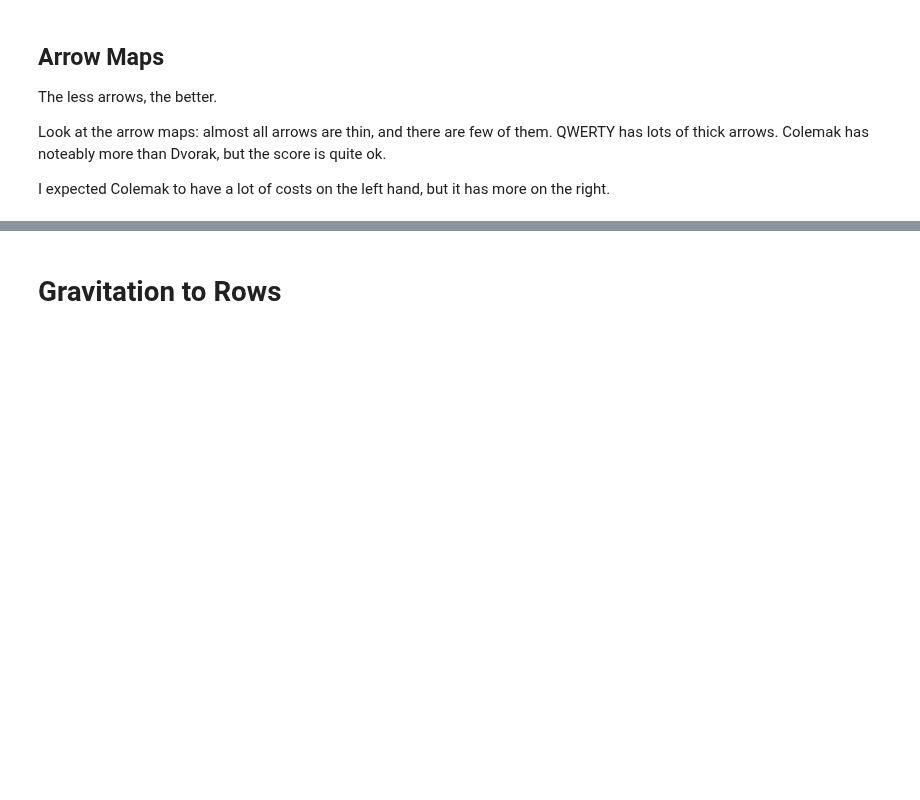
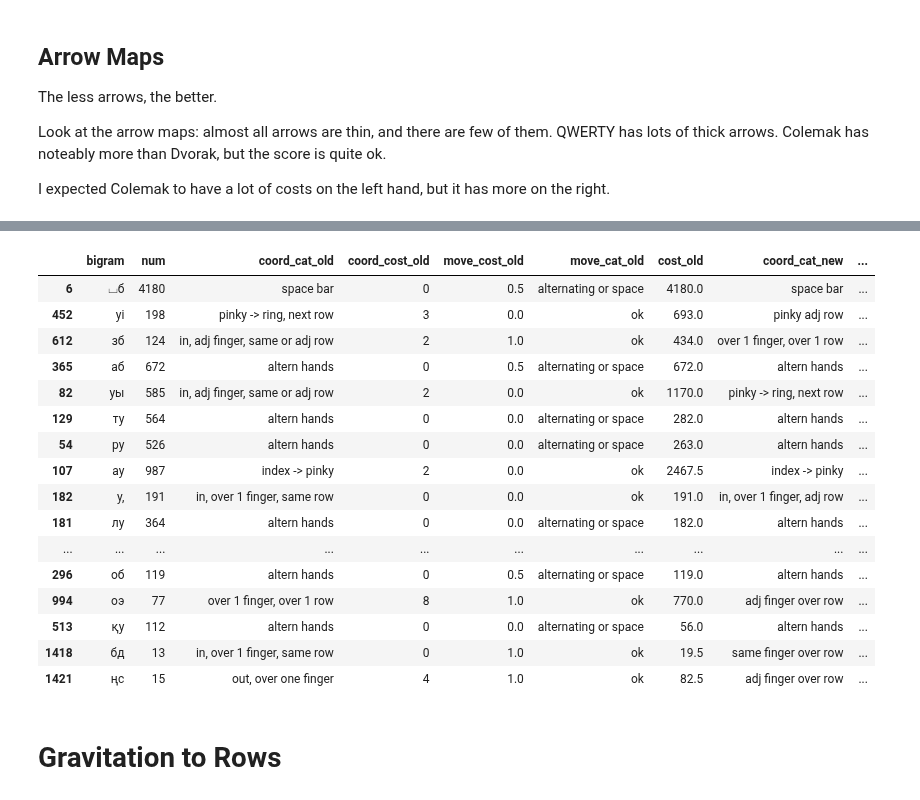
Before and after one commit to culebron/rus-layout-opt, a Jupyter notebook: Kazakh Example.ipynb, the cells around one changed output, grey strips where cells are left out. Cells and saved outputs as stored; diff of their text form; code cells hidden in the pictures; blank space fills up the shorter version.

```diff
--- a/Kazakh Example.ipynb
+++ b/Kazakh Example.ipynb
@@ -350,3 +396,23 @@ res[key].bigrams.groupby('finger').agg({'num': 'sum'}).plot.bar()
+# %%
+res['тест9'].compare(res['тест11']).head(30)
+# %% [output]
+|  | bigram | num | coord_cat_old | coord_cost_old | move_cost_old | move_cat_old | cost_old | coord_cat_new | ... |
+| 6 | ⌴б | 4180 | space bar | 0 | 0.5 | alternating or space | 4180.0 | space bar | ... |
+| 452 | уі | 198 | pinky -> ring, next row | 3 | 0.0 | ok | 693.0 | pinky adj row | ... |
+| 612 | зб | 124 | in, adj finger, same or adj row | 2 | 1.0 | ok | 434.0 | over 1 finger, over 1 row | ... |
+| 365 | аб | 672 | altern hands | 0 | 0.5 | alternating or space | 672.0 | altern hands | ... |
+| 82 | уы | 585 | in, adj finger, same or adj row | 2 | 0.0 | ok | 1170.0 | pinky -> ring, next row | ... |
+| 129 | ту | 564 | altern hands | 0 | 0.0 | alternating or space | 282.0 | altern hands | ... |
+| 54 | ру | 526 | altern hands | 0 | 0.0 | alternating or space | 263.0 | altern hands | ... |
+| 107 | ау | 987 | index -> pinky | 2 | 0.0 | ok | 2467.5 | index -> pinky | ... |
+| 182 | у, | 191 | in, over 1 finger, same row | 0 | 0.0 | ok | 191.0 | in, over 1 finger, adj row | ... |
+| 181 | лу | 364 | altern hands | 0 | 0.0 | alternating or space | 182.0 | altern hands | ... |
+| ... | ... | ... | ... | ... | ... | ... | ... | ... | ... |
+| 296 | об | 119 | altern hands | 0 | 0.5 | alternating or space | 119.0 | altern hands | ... |
+| 994 | оэ | 77 | over 1 finger, over 1 row | 8 | 1.0 | ok | 770.0 | adj finger over row | ... |
+| 513 | қу | 112 | altern hands | 0 | 0.0 | alternating or space | 56.0 | altern hands | ... |
+| 1418 | бд | 13 | in, over 1 finger, same row | 0 | 1.0 | ok | 19.5 | same finger over row | ... |
+| 1421 | ңс | 15 | out, over one finger | 4 | 1.0 | ok | 82.5 | adj finger over row | ... |
 # %% [markdown]
 # Gravitation to Rows
 # %%
```
Also changed, not shown: parts of 16 cells of this notebook.
